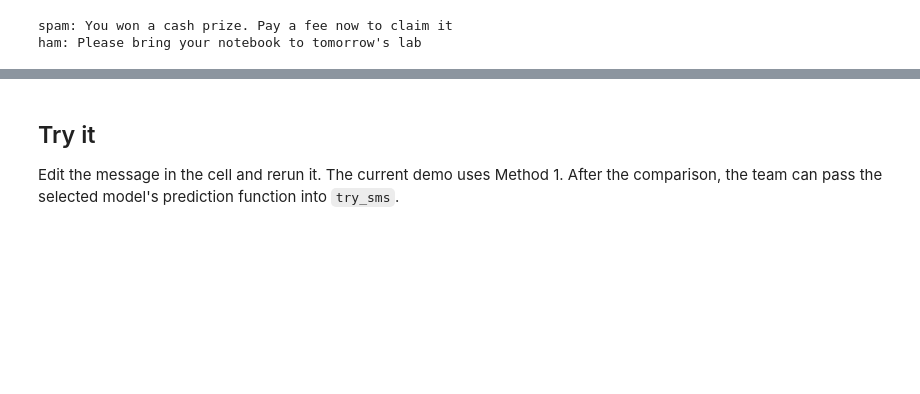
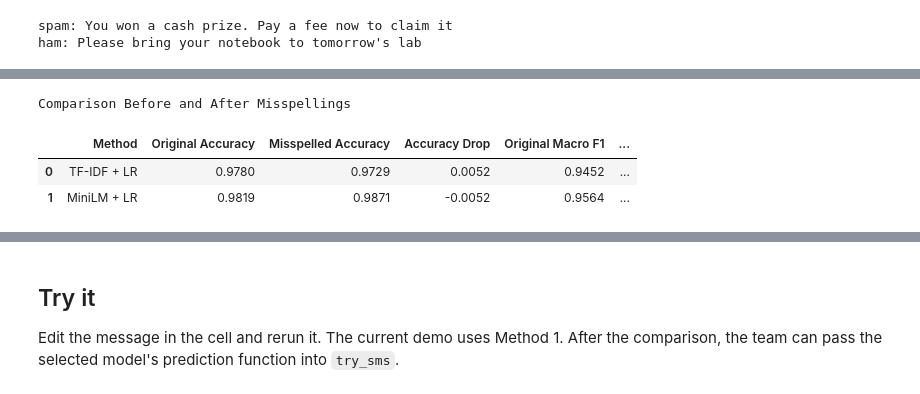
Before and after one commit to NabaaNabeeh/sms-spam-misspellings, a Jupyter notebook: SMS_Spam_Implementation.ipynb, the cells around one changed output, grey strips where cells are left out. Drawn from its saved outputs; the diff is of its cells as text; code cells hidden in the pictures; blank space fills up the shorter version.

```diff
--- a/SMS_Spam_Implementation.ipynb
+++ b/SMS_Spam_Implementation.ipynb
@@ -217,0 +328,25 @@ ham: Please bring your notebook to tomorrow's lab
+# %%
+# Misspelled Test Evaluation
+
+m1_miss_pred = model.predict(misspelled_test["text"])
+
+X_test_miss = embed(misspelled_test["text"])
+m2_miss_pred = model2.predict(X_test_miss)
+
+results_misspelled = pd.DataFrame({
+    "Method": [
+        "TF-IDF + Logistic Regression",
+        "MiniLM + Logistic Regression"
+    ],
+    "Accuracy": [
+        accuracy_score(misspelled_test["label"], m1_miss_pred),
+        accuracy_score(misspelled_test["label"], m2_miss_pred)
+    ],
+    "Macro_F1": [
+        f1_score(misspelled_test["label"], m1_miss_pred, average="macro"),
+        f1_score(misspelled_test["label"], m2_miss_pred, average="macro")
+    ]
+})
+
+print("Misspelled Test Results")
+display(results_misspelled.round(4))
@@ -217,0 +364,25 @@ ham: Please bring your notebook to tomorrow's lab
+# %%
+comparison = pd.DataFrame({
+    "Method": [
+        "TF-IDF + LR",
+        "MiniLM + LR"
+    ],
+    "Original Accuracy": results_original["Accuracy"],
+    "Misspelled Accuracy": results_misspelled["Accuracy"],
+    "Accuracy Drop":
+        results_original["Accuracy"] -
+        results_misspelled["Accuracy"],
+    "Original Macro F1": results_original["Macro_F1"],
+    "Misspelled Macro F1": results_misspelled["Macro_F1"],
+    "Macro F1 Drop":
+        results_original["Macro_F1"] -
+        results_misspelled["Macro_F1"]
+})
+
+print("Comparison Before and After Misspellings")
+display(comparison.round(4))
+# %% [output]
+Comparison Before and After Misspellings
+|  | Method | Original Accuracy | Misspelled Accuracy | Accuracy Drop | Original Macro F1 | ... |
+| 0 | TF-IDF + LR | 0.9780 | 0.9729 | 0.0052 | 0.9452 | ... |
+| 1 | MiniLM + LR | 0.9819 | 0.9871 | -0.0052 | 0.9564 | ... |
```
Also changed, not shown: parts of 17 cells of this notebook.
